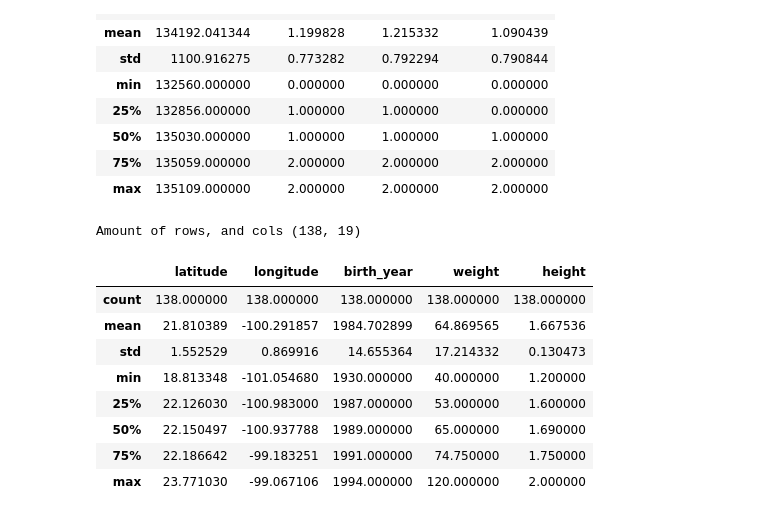
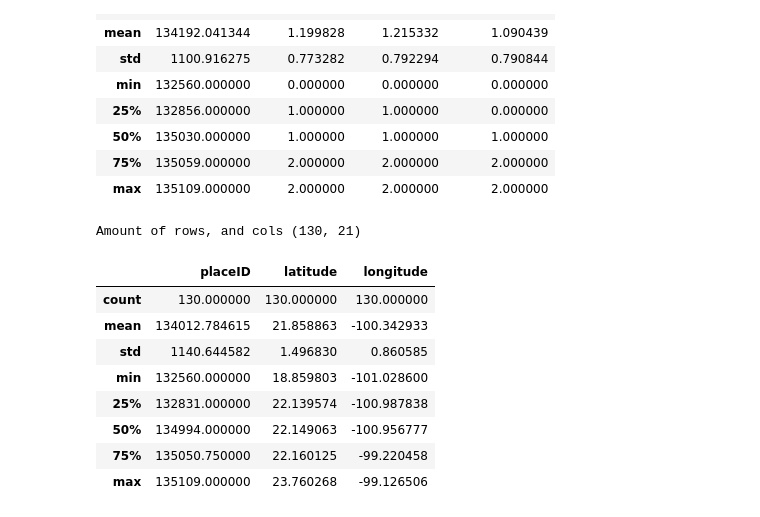
Before and after one commit to FrediWa/dss-final-project, a Jupyter notebook: eda.ipynb, the cells around one changed output. Drawn from its saved outputs; the diff is of its cells as text; code cells hidden in the pictures.

Commit message:
Changed users.csv to geoplaces2.csv

```diff
--- a/eda.ipynb
+++ b/eda.ipynb
@@ -10,13 +13,13 @@ import matplotlib.pyplot as plt
 import pandas_profiling as pp
 # %%
 # Load datasets
-ratings = pd.read_csv('rating_final.csv')
-users   = pd.read_csv('userprofile.csv')
+ratings   = pd.read_csv('rating_final.csv')
+geoplaces = pd.read_csv('geoplaces2.csv', encoding="ISO-8859-1")
 
 # Some basic dataset info
 ratings.info()
 print('\n')
-users.info()
+geoplaces.info()
 # %% [output]
 <class 'pandas.core.frame.DataFrame'>
 RangeIndex: 1161 entries, 0 to 1160
@@ -86,19 +90,19 @@ Amount of rows, and cols (1161, 5)
 | 75% | 135059.000000 | 2.000000 | 2.000000 | 2.000000 |
 | max | 135109.000000 | 2.000000 | 2.000000 | 2.000000 |
 # %%
-print('Amount of rows, and cols', users.shape)
-users.describe()
+print('Amount of rows, and cols', geoplaces.shape)
+geoplaces.describe()
 # %% [output]
-Amount of rows, and cols (138, 19)
+Amount of rows, and cols (130, 21)
-|  | latitude | longitude | birth_year | weight | height |
-| count | 138.000000 | 138.000000 | 138.000000 | 138.000000 | 138.000000 |
-| mean | 21.810389 | -100.291857 | 1984.702899 | 64.869565 | 1.667536 |
-| std | 1.552529 | 0.869916 | 14.655364 | 17.214332 | 0.130473 |
-| min | 18.813348 | -101.054680 | 1930.000000 | 40.000000 | 1.200000 |
-| 25% | 22.126030 | -100.983000 | 1987.000000 | 53.000000 | 1.600000 |
-| 50% | 22.150497 | -100.937788 | 1989.000000 | 65.000000 | 1.690000 |
-| 75% | 22.186642 | -99.183251 | 1991.000000 | 74.750000 | 1.750000 |
-| max | 23.771030 | -99.067106 | 1994.000000 | 120.000000 | 2.000000 |
+|  | placeID | latitude | longitude |
+| count | 130.000000 | 130.000000 | 130.000000 |
+| mean | 134012.784615 | 21.858863 | -100.342933 |
+| std | 1140.644582 | 1.496830 | 0.860585 |
+| min | 132560.000000 | 18.859803 | -101.028600 |
+| 25% | 132831.000000 | 22.139574 | -100.987838 |
+| 50% | 134994.000000 | 22.149063 | -100.956777 |
+| 75% | 135050.750000 | 22.160125 | -99.220458 |
+| max | 135109.000000 | 23.760268 | -99.126506 |
 # %%
 # We can also use pandas-profiling for some automatic and easy to use visualisations
 pp.ProfileReport(ratings)
```
Also changed, not shown: parts of 5 cells of this notebook, 3 other files.
